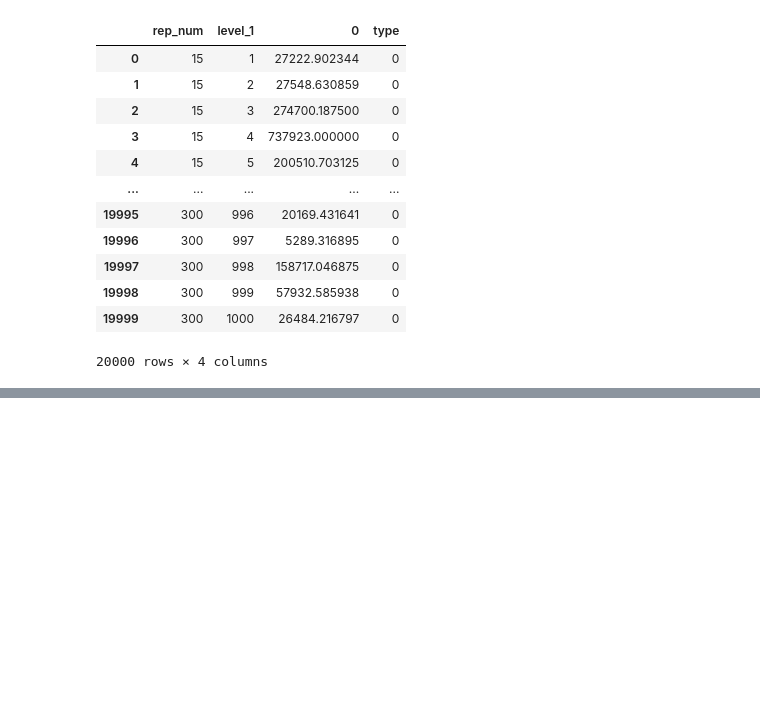
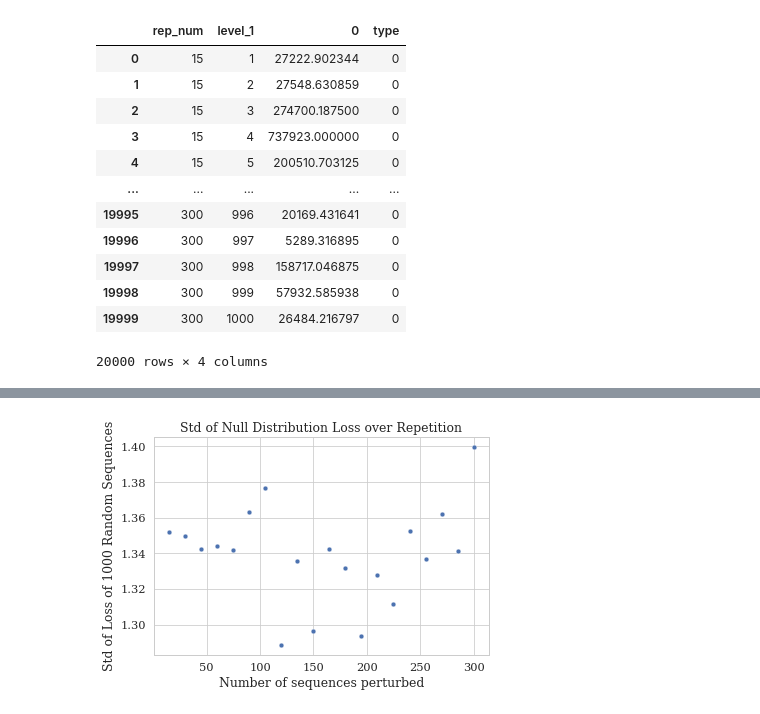
Before and after one commit to johntzwei/haveibeentrainedon, a Jupyter notebook: unstealthy/unstealthy_scaling/visualize_results.ipynb, the cells around one changed output, grey strips where cells are left out. Cells and saved outputs as stored; diff of their text form; code cells hidden in the pictures; blank space fills up the shorter version.

```diff
--- a/unstealthy/unstealthy_scaling/visualize_results.ipynb
+++ b/unstealthy/unstealthy_scaling/visualize_results.ipynb
@@ -198,0 +216,8 @@ plt.show()
+# %%
+sns.scatterplot(x = x, y = null_stdev)
+plt.xlabel("Number of sequences perturbed")
+plt.ylabel("Std of Loss of 1000 Random Sequences")
+plt.title("Std of Null Distribution Loss over Repetition")
+plt.show()
+# %% [output]
+[figure, added]
```
Also changed, not shown: parts of 13 cells of this notebook, 10 other files.
